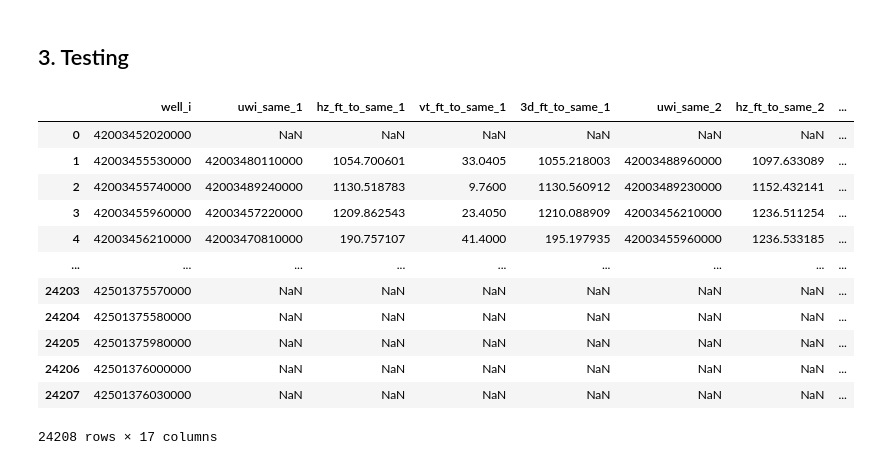
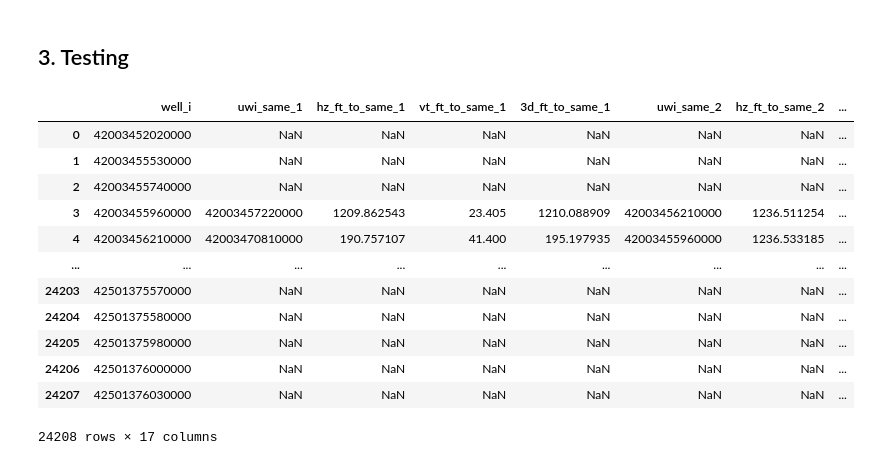
Before and after one commit to apoorvasaxena03/well-spacing-analyzer, a Jupyter notebook: notebooks/spacing_stat_oneline_v1.ipynb, the cells around one changed output. Drawn from its saved outputs; the diff is of its cells as text; code cells hidden in the pictures.

```diff
--- a/notebooks/spacing_stat_oneline_v1.ipynb
+++ b/notebooks/spacing_stat_oneline_v1.ipynb
@@ -941,14 +941,14 @@ res_ew = nb.summarize(spacing_df=df_spacing_ik_filterd, header_df=df_header, cut
 # C) Any axis is eligible for *_1, but prefer NS on distance ties
 res_any_pref_ns = nb.summarize(spacing_df=df_spacing_ik_filterd, header_df=df_header, cutoff_ft=1320.0, axis_mode="any", prefer_axis="NS")
 # %%
-res_any
+res_ew
 # %% [output]
 |  | well_i | uwi_same_1 | hz_ft_to_same_1 | vt_ft_to_same_1 | 3d_ft_to_same_1 | uwi_same_2 | hz_ft_to_same_2 | ... |
 | 0 | 42003452020000 | NaN | NaN | NaN | NaN | NaN | NaN | ... |
-| 1 | 42003455530000 | 42003480110000 | 1054.700601 | 33.0405 | 1055.218003 | 42003488960000 | 1097.633089 | ... |
-| 2 | 42003455740000 | 42003489240000 | 1130.518783 | 9.7600 | 1130.560912 | 42003489230000 | 1152.432141 | ... |
-| 3 | 42003455960000 | 42003457220000 | 1209.862543 | 23.4050 | 1210.088909 | 42003456210000 | 1236.511254 | ... |
-| 4 | 42003456210000 | 42003470810000 | 190.757107 | 41.4000 | 195.197935 | 42003455960000 | 1236.533185 | ... |
+| 1 | 42003455530000 | NaN | NaN | NaN | NaN | NaN | NaN | ... |
+| 2 | 42003455740000 | NaN | NaN | NaN | NaN | NaN | NaN | ... |
+| 3 | 42003455960000 | 42003457220000 | 1209.862543 | 23.405 | 1210.088909 | 42003456210000 | 1236.511254 | ... |
+| 4 | 42003456210000 | 42003470810000 | 190.757107 | 41.400 | 195.197935 | 42003455960000 | 1236.533185 | ... |
 | ... | ... | ... | ... | ... | ... | ... | ... | ... |
 | 24203 | 42501375570000 | NaN | NaN | NaN | NaN | NaN | NaN | ... |
 | 24204 | 42501375580000 | NaN | NaN | NaN | NaN | NaN | NaN | ... |
```
